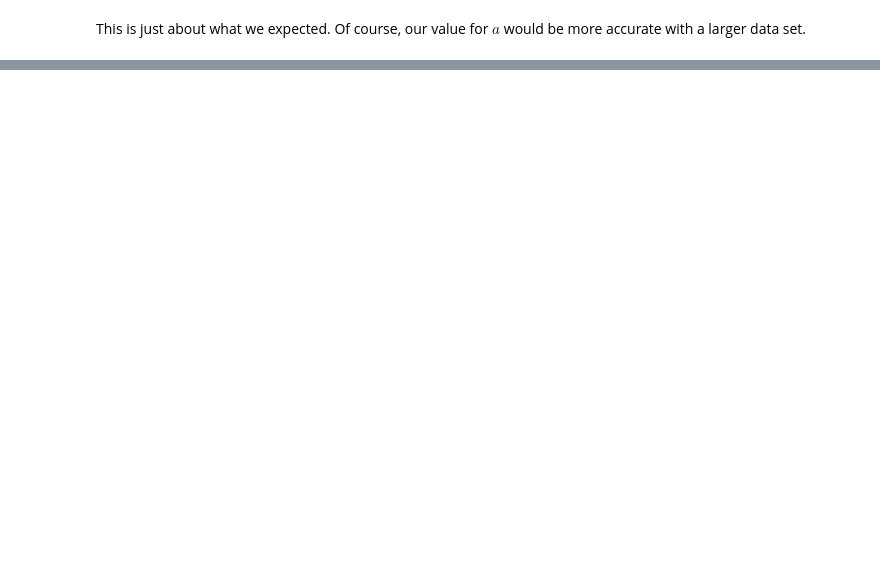
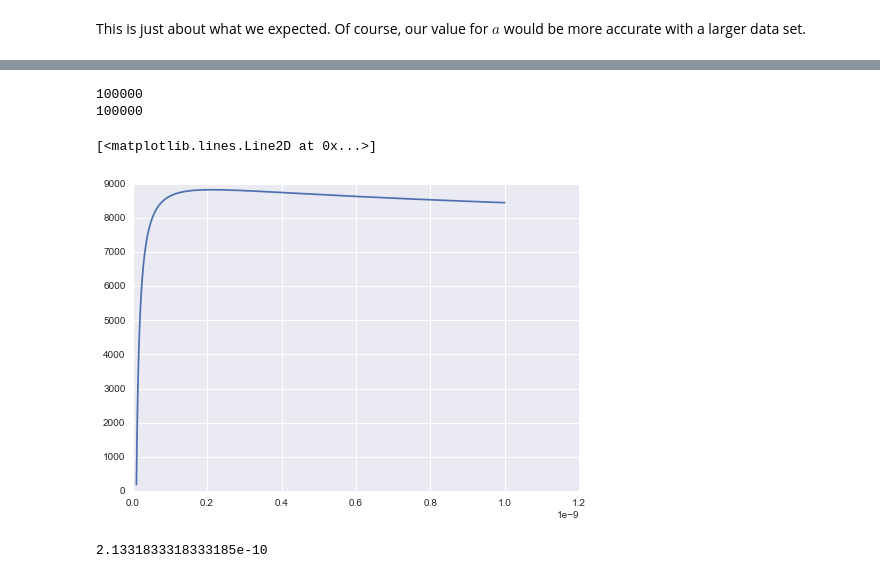
Before and after one commit to alanxzhou/Bayesian-Particle-Tracking, a Jupyter notebook: Model.ipynb, the cells around one changed output, grey strips where cells are left out. Cells and saved outputs as stored; diff of their text form; code cells hidden in the pictures; blank space fills up the shorter version.

```diff
--- a/Model.ipynb
+++ b/Model.ipynb
@@ -191,0 +184,7 @@ ValueError: The truth value of an array with more than one element is ambiguous.
+# %%
+D = np.linspace(1e-11, 1e-9, 100000)
+logpriorD = np.array(list(map(log_prior,D)))
+loglikelihoodD = np.array([log_likelihood(d,new_data) for d in D])
+priorD = np.exp(logpriorD)
+likelihoodD = np.exp(loglikelihoodD)
+logposteriorD = logpriorD + loglikelihoodD
@@ -191,0 +199,19 @@ ValueError: The truth value of an array with more than one element is ambiguous.
+# %%
+logposteriorD = logpriorD + loglikelihoodD
+index = [logposteriorD != -np.inf]
+logposteriorD = logposteriorD[index]
+D = D[index]
+# %% [output]
+100000
+100000
+# %%
+plt.plot(D, logposteriorD)
+# %% [output]
+[<matplotlib.lines.Line2D at 0x...>]
+[figure, added]
+# %%
+maxindex = [np.max(logposteriorD)==logposteriorD]
+np.argmax(logposteriorD)
+D[np.argmax(logposteriorD)]
+# %% [output]
+2.1331833318333185e-10
```
Also changed, not shown: parts of 12 cells of this notebook, 2 other files.
